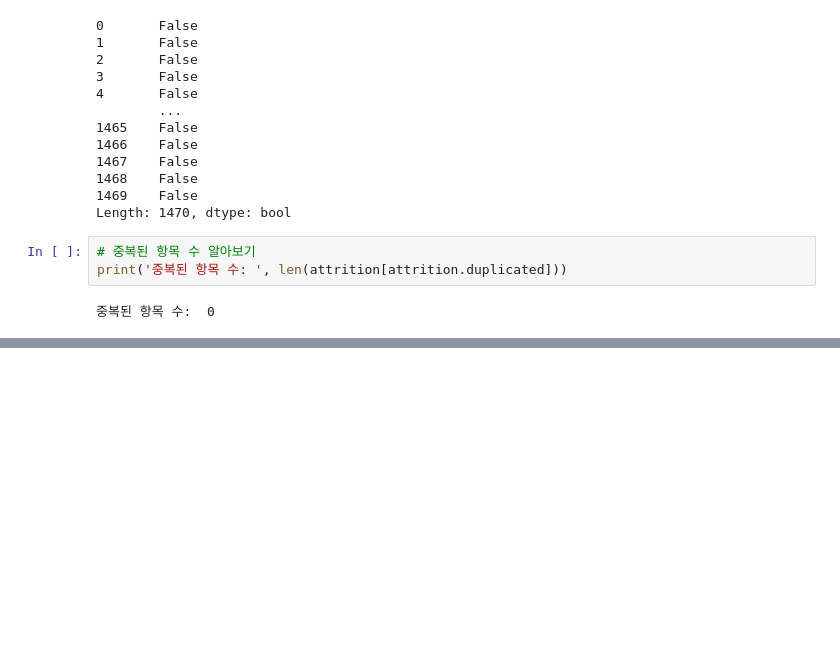
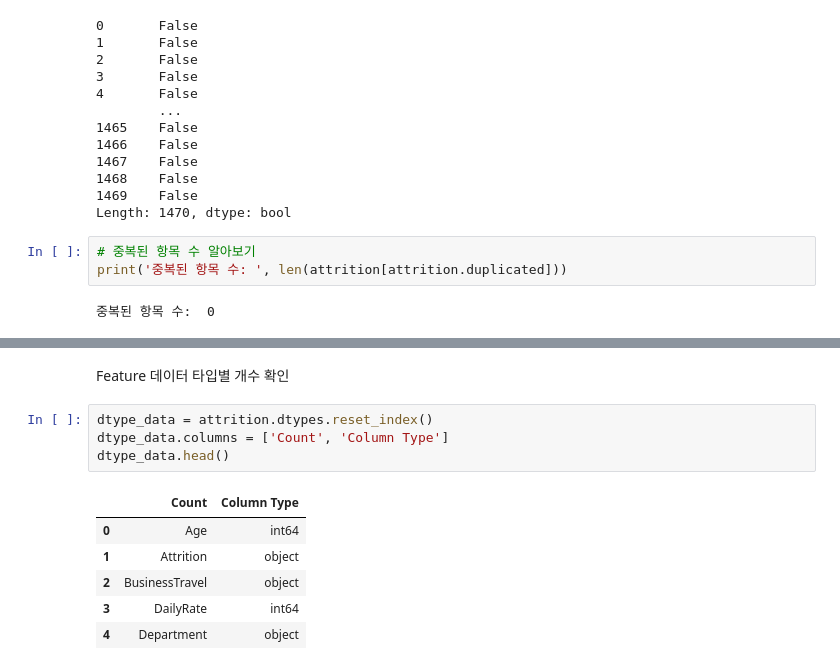
Before and after one commit to yunyun3599/MLStudy, a Jupyter notebook: Data_Anaylsis_And_Machine_Learning/04_analyzing_reason_of_employee_leaving_with_HR_data/analyzing_reason_of_employee_leaving_with_HR_data.ipynb, the cells around one changed output, grey strips where cells are left out. Drawn from its saved outputs; the diff is of its cells as text; blank space fills up the shorter version.

```diff
--- a/Data_Anaylsis_And_Machine_Learning/04_analyzing_reason_of_employee_leaving_with_HR_data/analyzing_reason_of_employee_leaving_with_HR_data.ipynb
+++ b/Data_Anaylsis_And_Machine_Learning/04_analyzing_reason_of_employee_leaving_with_HR_data/analyzing_reason_of_employee_leaving_with_HR_data.ipynb
@@ -213,0 +238,13 @@ print('중복된 항목 수: ', len(attrition[attrition.duplicated]))
+# %% [markdown]
+Feature 데이터 타입별 개수 확인
+# %%
+dtype_data = attrition.dtypes.reset_index()
+dtype_data.columns = ['Count', 'Column Type']
+dtype_data.head()
+# %% [output]
+|  | Count | Column Type |
+| 0 | Age | int64 |
+| 1 | Attrition | object |
+| 2 | BusinessTravel | object |
+| 3 | DailyRate | int64 |
+| 4 | Department | object |
```
Also changed, not shown: parts of 13 cells of this notebook.
